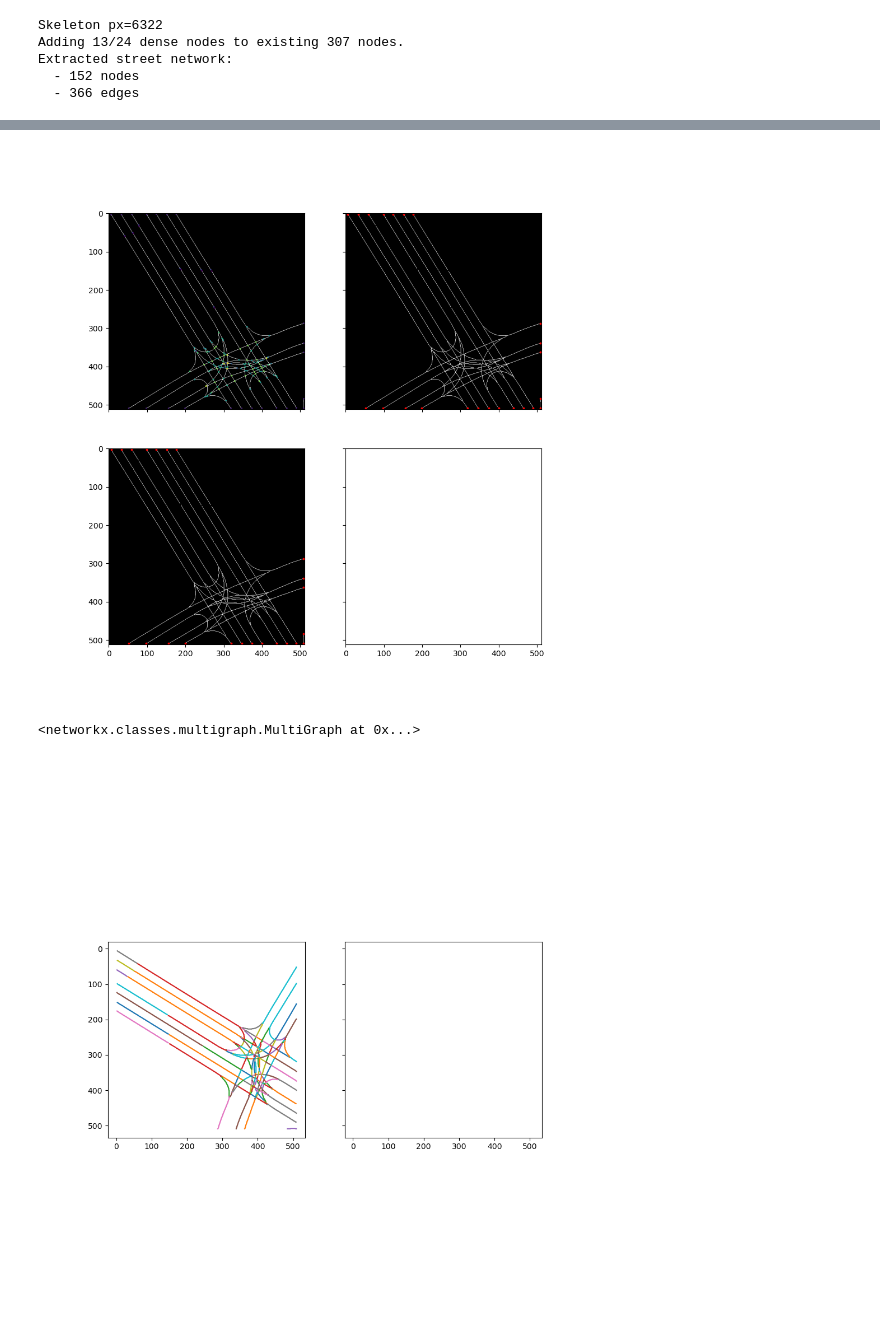
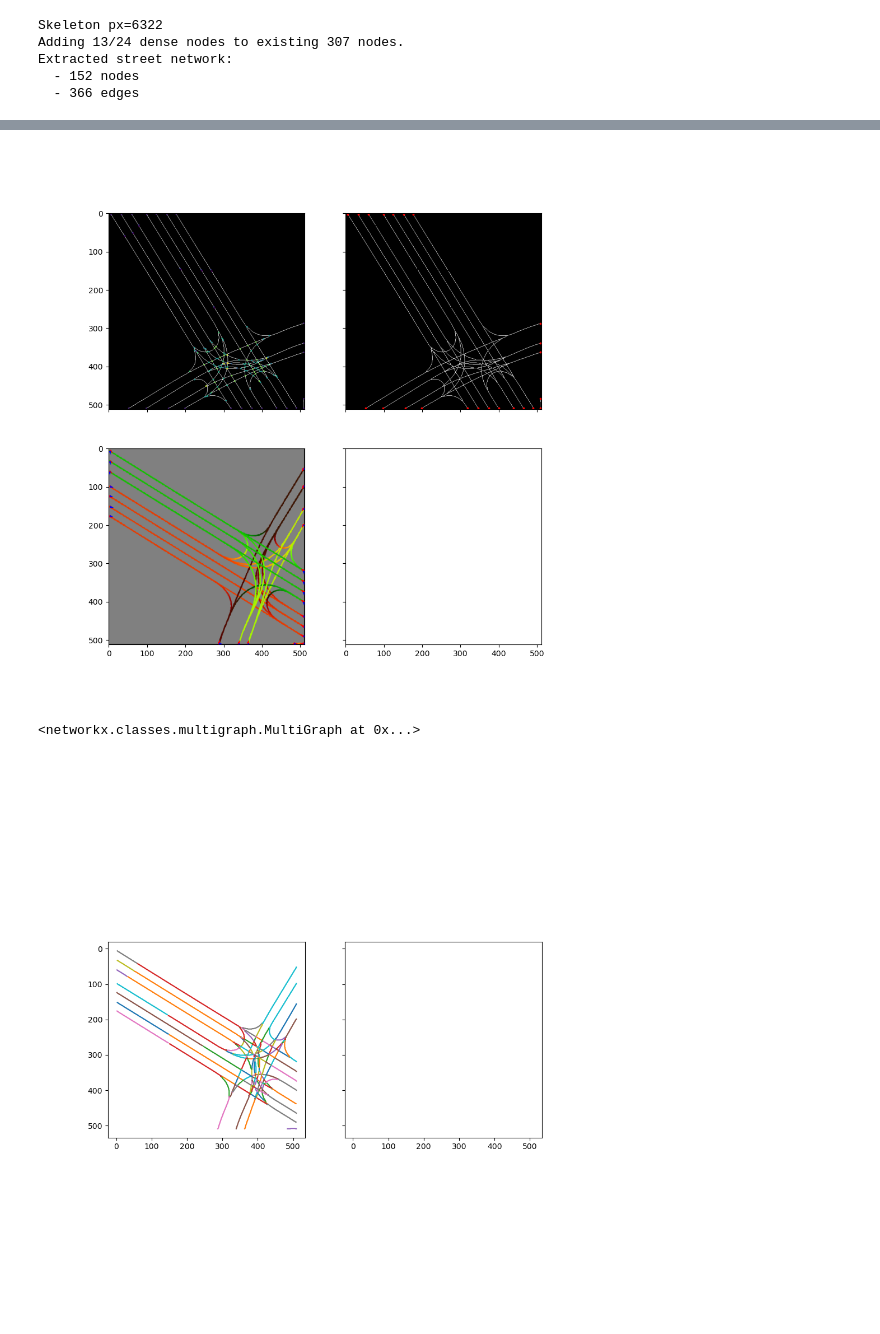
Before and after one commit to Excitablecell/extract-raster-network, a Jupyter notebook: extract_lanes.ipynb, the cells around one changed output, grey strips where cells are left out. Drawn from its saved outputs; the diff is of its cells as text; code cells hidden in the pictures.

Commit message:
feat: add find_terminal_directions

```diff
--- a/extract_lanes.ipynb
+++ b/extract_lanes.ipynb
@@ -29,11 +29,13 @@ def graph_to_polylines(g: nx.Graph, simplify: bool=True) -> list:
 
 
 img_id = 1
-png_file = f'samples/gt/{img_id}_gray.png'
-img = Image.open(png_file)
+gray_file = f'samples/gt/{img_id}_gray.png'
+color_file = f'samples/gt/{img_id}_scatter.png'
+img_gray = Image.open(gray_file)
+img_color = Image.open(color_file)
 
 simplify = False
-skel, graph = image_to_graph(img, simplify=simplify)
+skel, graph = image_to_graph(img_gray, simplify=simplify)
 polylines = graph_to_polylines(graph, simplify=simplify)
 # %% [output]
 Skeleton px=6322
@@ -64,6 +66,34 @@ def find_terminal_nodes(graph: nx.Graph) -> list[tuple]:
 
     return nodes_terminal
 
+def find_terminal_directions(graph: nx.Graph, nodes: list[tuple], img_color: Image) -> list[tuple]:
+
+    def normalize_dx_dy(dx, dy) -> tuple:
+        norm = np.hypot(dx, dy)
+        dx = dx/norm
+        dy = dy/norm
+
+        return dx, dy
+
+    directed_terminals = []
+    for n1 in nodes:
+        n1, n1_neighbour, k = list(graph.edges(n1, keys=True))[0]
+        dx, dy = normalize_dx_dy(n1_neighbour[0] - n1[0], n1_neighbour[1] - n1[1])
+        node_direction = np.arctan2(dy, dx)
+
+        n1_color = img_color.getpixel(n1)
+        color_dx, color_dy = normalize_dx_dy(n1_color[0], n1_color[1])
+        color_direction = np.arctan2(color_dy, color_dx)
+
+        if np.fabs(color_direction - node_direction) < np.pi/2.0: # if direction difference is smaller than 90 degrees
+            direction = 1 # inlet
+        else:
+            direction = 0 # outlet
+
+        directed_terminals.append((n1[0], n1[1], dx, dy, color_dx, color_dy, direction))
+
+    return directed_terminals
+
 
 # def generate_frenet_frame(centerline_pts: np.ndarray):
 def generate_frenet_frame(xs: np.ndarray, ys: np.ndarray):
@@ -76,13 +106,22 @@ def generate_frenet_frame(xs: np.ndarray, ys: np.ndarray):
     return cubic_spline, np.column_stack((ref_xy, ref_yaw, ref_rk))
 
 
+def track_path(path: list) -> np.ndarray:
+    return
+
+
+def path_is_valid(path: list) -> bool:
+
+    return False
+
+
 def find_paths_among_terminals(graph: nx.Graph, nodes: list[tuple], thresh: int=4) -> list[list]:
     paths = []
     for i, n1 in enumerate(nodes):
         for j, n2 in enumerate(nodes[i+1:]):
             if nx.has_path(graph, n1, n2):
                 path = nx.shortest_path(graph, n1, n2, weight=None, method='dijkstra')
-                print(f'From {n1} to {n2}: {path}')
+                # print(f'From {n1} to {n2}: {path}')
                 paths.append(path)
 
     print(f'Found {len(paths)} paths')
@@ -96,26 +135,25 @@ def connect_terminal_nodes(graph: nx.Graph) -> nx.Graph:
 
     nodes = np.array([node for (node, degree) in graph.degree()], dtype=float)
     degrees = np.array([degree for (node, degree) in graph.degree()], dtype=float)
-
-    nodes_terminal = find_terminal_nodes(graph)
-    graph = connect_small_gaps(graph, nodes_terminal, thresh=8)
-
     axes[0].imshow(skel, cmap='gray')
     axes[0].scatter(nodes[:, 1], nodes[:, 0], c=degrees, s=1)
 
-    nodes_terminal = np.array(nodes_terminal)
+    nodes_1_degree = find_terminal_nodes(graph)
+    graph = connect_small_gaps(graph, nodes_1_degree, thresh=8)
+    nodes_1_degree_np = np.array(nodes_1_degree)
     axes[1].imshow(skel, cmap='gray')
-    axes[1].scatter(nodes_terminal[:, 1], nodes_terminal[:, 0], c='red', s=3)
+    axes[1].scatter(nodes_1_degree_np[:, 1], nodes_1_degree_np[:, 0], c='red', s=3)
 
     nodes_terminal = find_terminal_nodes(graph)
+    nodes_directed = find_terminal_directions(graph, nodes_terminal, img_color)
+    nodes_terminal_np = np.array(nodes_terminal)
+    nodes_directed_np = np.array(nodes_directed)
+    axes[2].imshow(img_color, cmap='gray')
+    axes[2].scatter(nodes_terminal_np[:, 0], nodes_terminal_np[:, 1], c='red', s=3)
+    # axes[2].scatter(nodes_directed_np[:, 1], nodes_directed_np[:, 0], color='r', s=5)
+    axes[2].quiver(nodes_directed_np[:, 0], nodes_directed_np[:, 1], nodes_directed_np[:, 2], nodes_directed_np[:, 3], color='r', angles='xy', scale_units='xy', scale=0.1)
+    axes[2].quiver(nodes_directed_np[:, 0], nodes_directed_np[:, 1], nodes_directed_np[:, 4], nodes_directed_np[:, 5], color='b', angles='xy', scale_units='xy', scale=0.1)
     paths = find_paths_among_terminals(graph, nodes_terminal)
-
-
-
-    nodes_terminal = np.array(nodes_terminal)
-    axes[2].imshow(skel, cmap='gray')
-    axes[2].scatter(nodes_terminal[:, 1], nodes_terminal[:, 0], c='red', s=3)
-
 
 
     axes[0].set_aspect('equal')
@@ -148,5 +172,5 @@ From (509, 400) to (509, 465): [(509, 400), (459, 369), (424, 378), (419, 383),
 Found 211 paths
-[figure, old version]
+[figure, new version]
 <networkx.classes.multigraph.MultiGraph at 0x...>
 # %%
 def plot_polylines(polylines: list) -> None:
```
Also changed, not shown: parts of 2 cells of this notebook.
